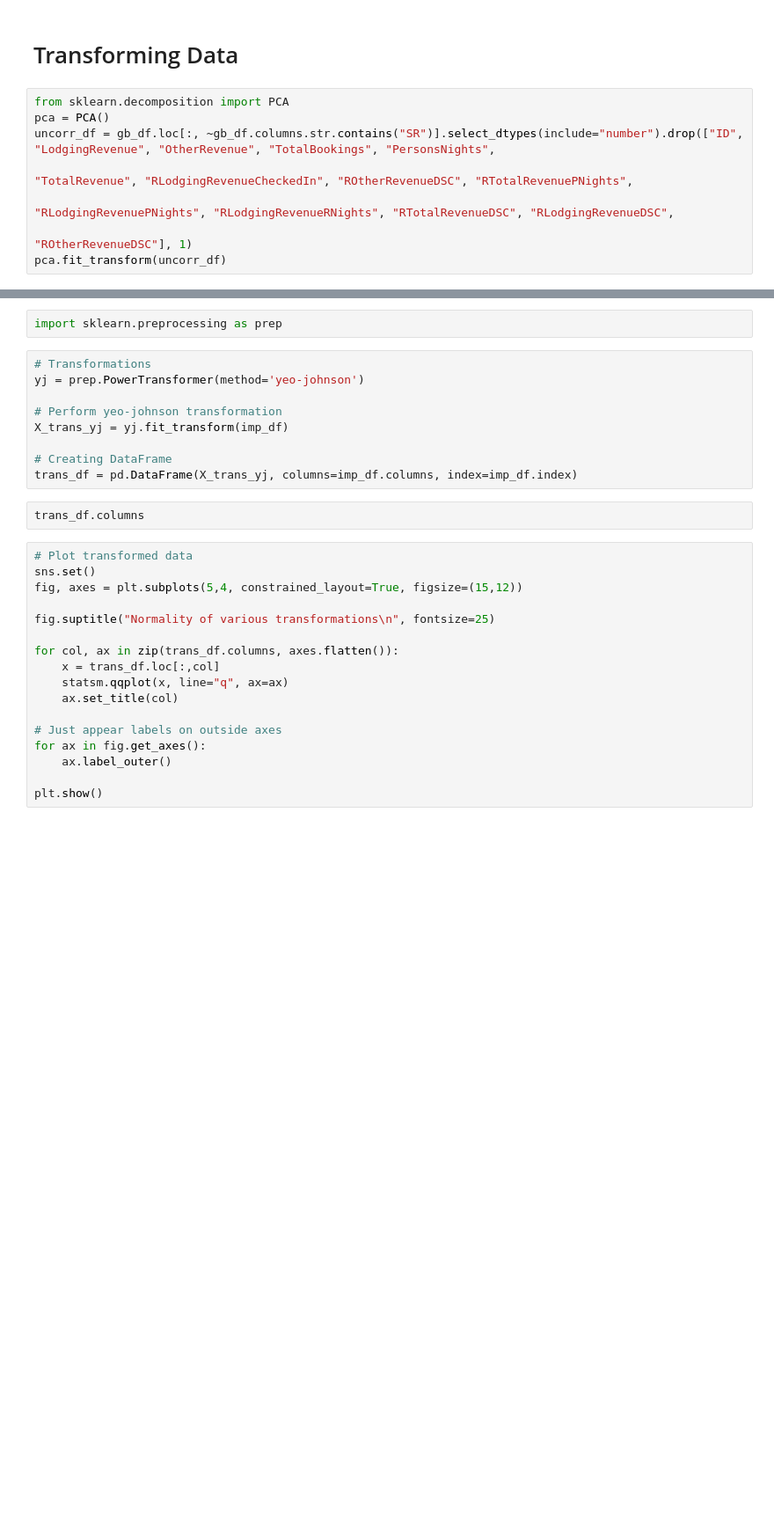
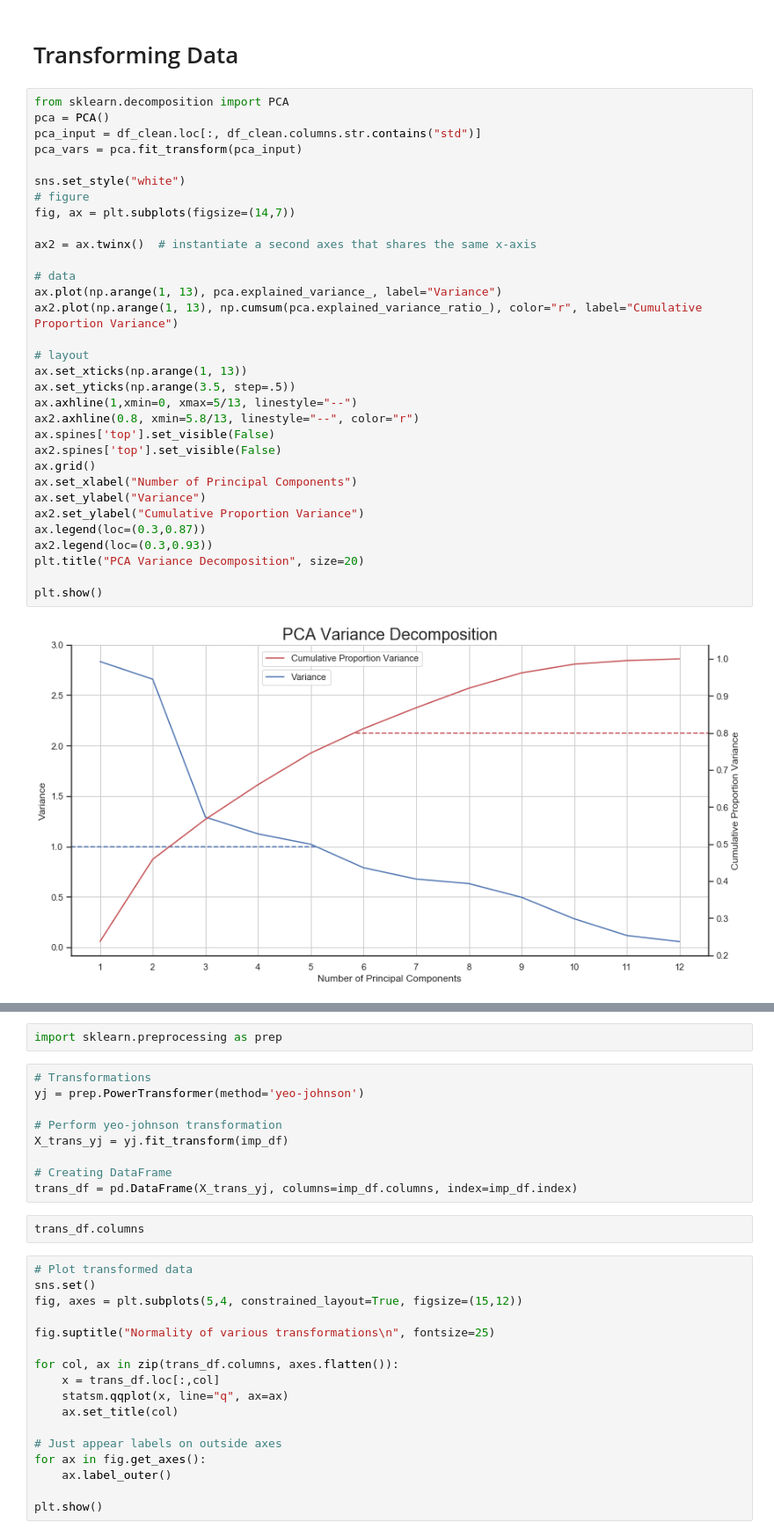
Before and after one commit to pmfs-alves/BCDS_Proj1_Segmentation, a Jupyter notebook: David.ipynb, the cells around one changed output, grey strips where cells are left out. Shown at 88% size. Saved outputs shown, nothing was run; the diff lists cells and outputs as text; blank space fills up the shorter version.

```diff
--- a/David.ipynb
+++ b/David.ipynb
@@ -775,10 +773,36 @@ plt.show()
 # %% [markdown]
 # Transforming Data
-# %%
-from sklearn.decomposition import PCA
-pca = PCA()
-uncorr_df = gb_df.loc[:, ~gb_df.columns.str.contains("SR")].select_dtypes(include="number").drop(["ID", "LodgingRevenue", "OtherRevenue", "TotalBookings", "PersonsNights",
-                                                                                             "TotalRevenue", "RLodgingRevenueCheckedIn", "ROtherRevenueDSC", "RTotalRevenuePNights",
-                                                                                             "RLodgingRevenuePNights", "RLodgingRevenueRNights", "RTotalRevenueDSC", "RLodgingRevenueDSC",
-                                                                                             "ROtherRevenueDSC"], 1)
-pca.fit_transform(uncorr_df)
+# %%
+from sklearn.decomposition import PCA
+pca = PCA()
+pca_input = df_clean.loc[:, df_clean.columns.str.contains("std")]
+pca_vars = pca.fit_transform(pca_input)
+
+sns.set_style("white")
+# figure
+fig, ax = plt.subplots(figsize=(14,7))
+
+ax2 = ax.twinx()  # instantiate a second axes that shares the same x-axis
+
+# data
+ax.plot(np.arange(1, 13), pca.explained_variance_, label="Variance")
+ax2.plot(np.arange(1, 13), np.cumsum(pca.explained_variance_ratio_), color="r", label="Cumulative Proportion Variance")
+
+# layout
+ax.set_xticks(np.arange(1, 13))
+ax.set_yticks(np.arange(3.5, step=.5))
+ax.axhline(1,xmin=0, xmax=5/13, linestyle="--")
+ax2.axhline(0.8, xmin=5.8/13, linestyle="--", color="r")
+ax.spines['top'].set_visible(False)
+ax2.spines['top'].set_visible(False)
+ax.grid()
+ax.set_xlabel("Number of Principal Components")
+ax.set_ylabel("Variance")
+ax2.set_ylabel("Cumulative Proportion Variance")
+ax.legend(loc=(0.3,0.87))
+ax2.legend(loc=(0.3,0.93))
+plt.title("PCA Variance Decomposition", size=20)
+
+plt.show()
+# %% [output]
+[figure, added]
```
Also changed, not shown: parts of 22 cells of this notebook.
